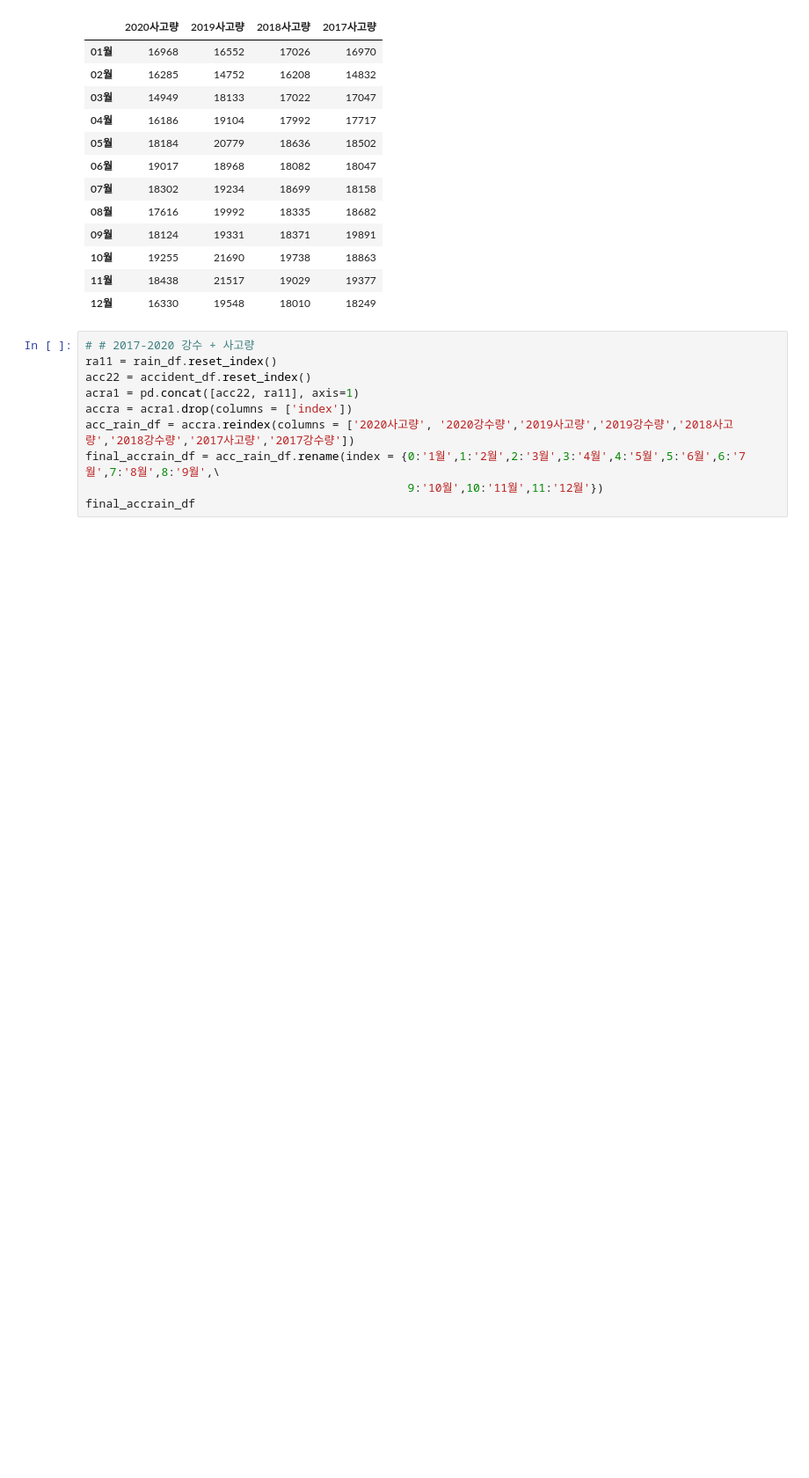
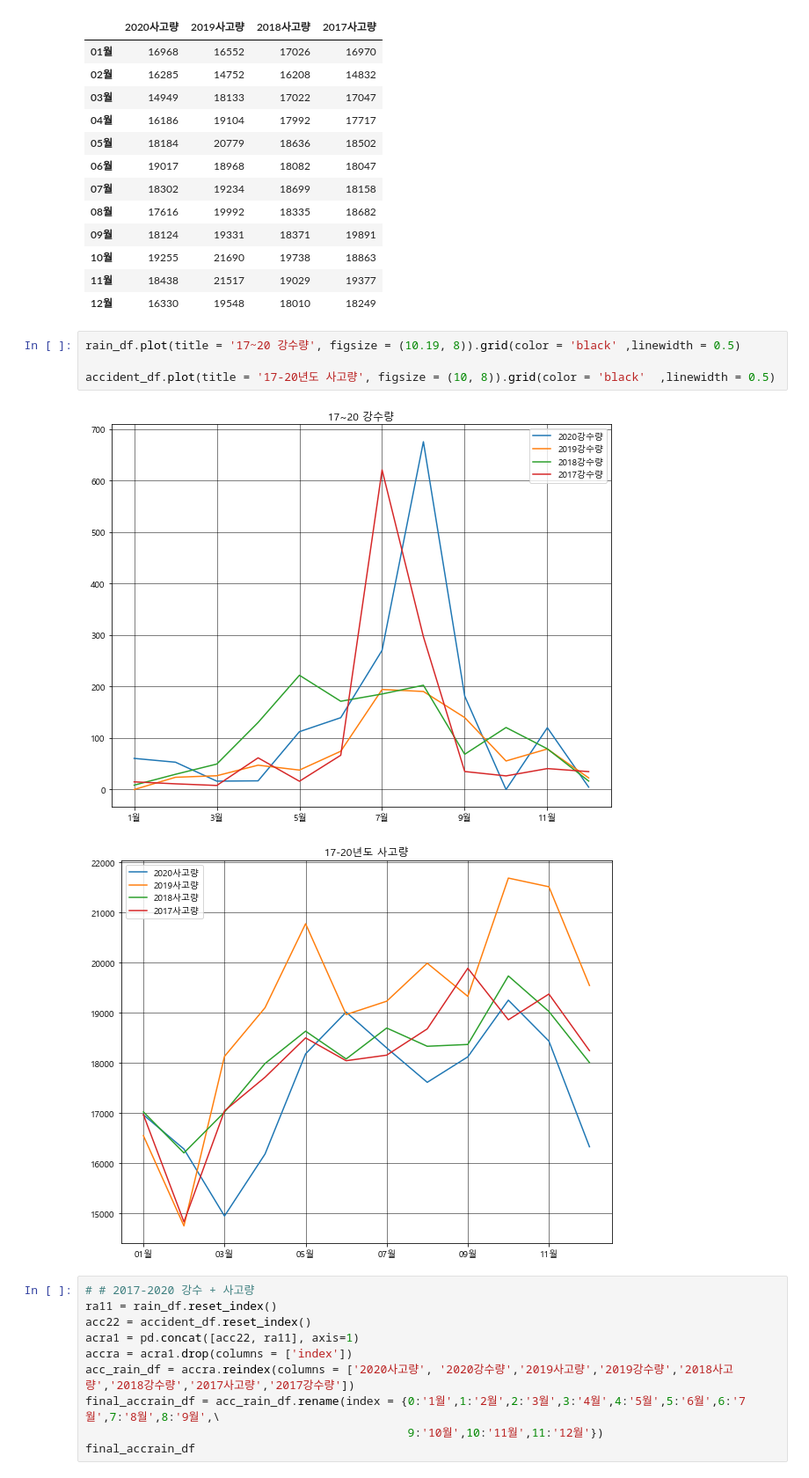
Before and after one commit to parkjaehun0/new-python-, a Jupyter notebook: 강수량과 사고.ipynb, the cells around one changed output. Shown: that part at 88% size. Saved outputs shown, nothing was run; the diff lists cells and outputs as text; blank space fills up the shorter version.

```diff
--- a/강수량과 사고.ipynb
+++ b/강수량과 사고.ipynb
@@ -357,6 +357,13 @@ accident_df
 | 10월 | 19255 | 21690 | 19738 | 18863 |
 | 11월 | 18438 | 21517 | 19029 | 19377 |
 | 12월 | 16330 | 19548 | 18010 | 18249 |
+# %%
+rain_df.plot(title = '17~20 강수량', figsize = (10.19, 8)).grid(color = 'black' ,linewidth = 0.5)
+
+accident_df.plot(title = '17-20년도 사고량', figsize = (10, 8)).grid(color = 'black'  ,linewidth = 0.5)
+# %% [output]
+[figure, added]
+[figure, added]
 # %%
 # # 2017-2020 강수 + 사고량
 ra11 = rain_df.reset_index()
```
Also changed, not shown: parts of 1 cell of this notebook.
